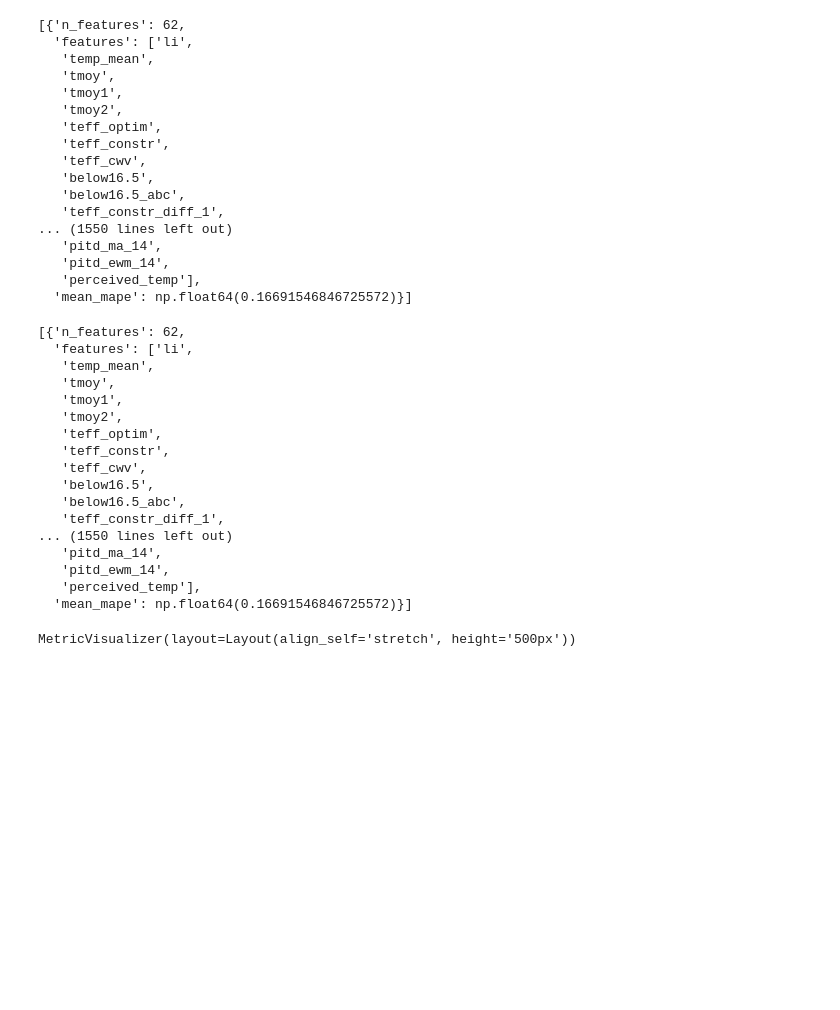
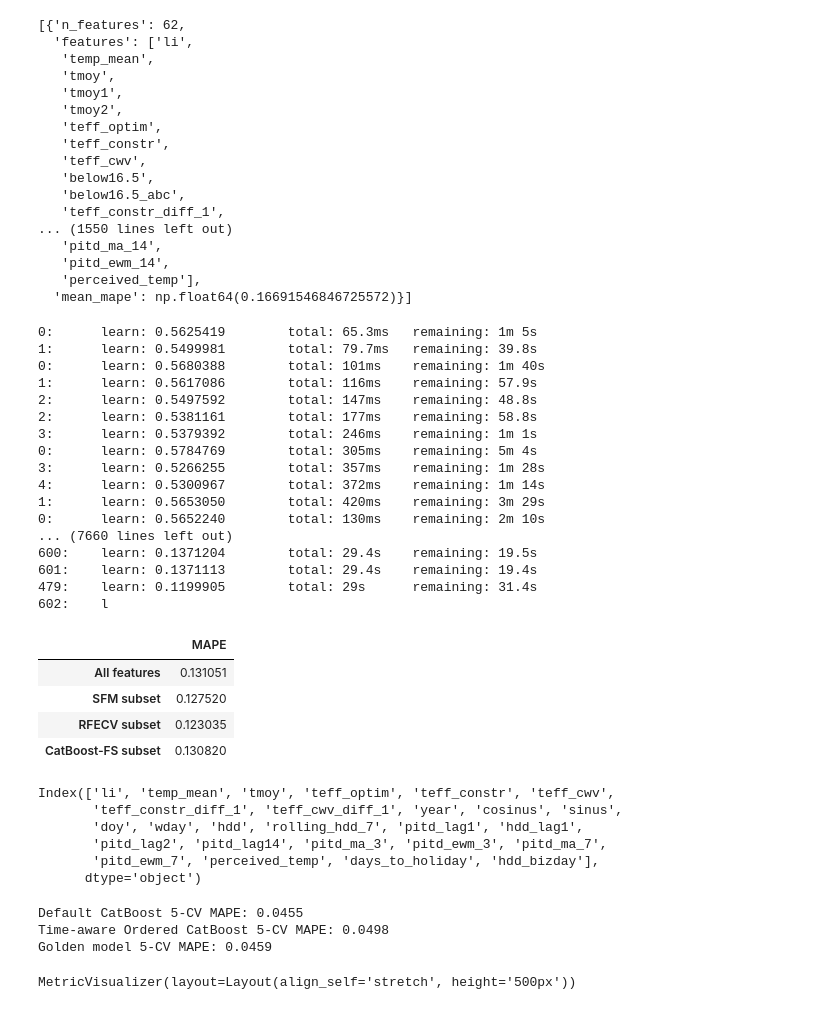
Before and after one commit to moranenzo/PY-Gaz-Consumption-Prediction, a Jupyter notebook: main.ipynb, the cells around one changed output. Saved outputs shown, nothing was run; the diff lists cells and outputs as text; code cells hidden in the pictures; blank space fills up the shorter version.

```diff
--- a/main.ipynb
+++ b/main.ipynb
@@ -297,26 +294,6 @@ Kfold_results
    'pitd_ewm_14',
    'perceived_temp'],
   'mean_mape': np.float64(0.16691546846725572)}]
-# %%
-Kfold_results
-# %% [output]
-[{'n_features': 62,
-  'features': ['li',
-   'temp_mean',
-   'tmoy',
-   'tmoy1',
-   'tmoy2',
-   'teff_optim',
-   'teff_constr',
-   'teff_cwv',
-   'below16.5',
-   'below16.5_abc',
-   'teff_constr_diff_1',
-... (1550 lines left out)
-   'pitd_ma_14',
-   'pitd_ewm_14',
-   'perceived_temp'],
-  'mean_mape': np.float64(0.16691546846725572)}]
 # %%
 # COMPARE METHODS OF FEATURE SELECTION (to add : catboost feature selection)
 
@@ -329,6 +306,8 @@ cats_sfm = [c for c in cat_feats_fs if c in selected_sfm]
 
 X_rfecv    = Xfs_train[selected_rfecv]
 cats_rfecv = [c for c in cat_feats_fs if c in selected_rfecv]
+
+best_cb = Kfold_results[0]['features']
 
 X_cbfs    = Xfs_train[best_cb]
 cats_cbfs = [c for c in cat_feats_fs if c in best_cb]
@@ -353,41 +332,70 @@ cv = KFold(n_splits=5, shuffle=True, random_state=RANDOM_STATE)
 mape_scorer = make_scorer(mean_absolute_percentage_error, greater_is_better=False)
 
 datasets = {
     'All features':       X_all,
     'SFM subset':         X_sfm,
     'RFECV subset':       X_rfecv,
     'CatBoost‐FS subset': X_cbfs,
 }
 
 #  Run CV
 cv_results = {}
 for name, model in models.items():
     X_sub = datasets[name]
 
     res = cross_validate(
         model,
         X_sub,
         y_train,
         cv=cv,
         scoring=mape_scorer,
         return_train_score=False,
         n_jobs=-1
     )
 
     cv_results[name] = {
-        'MAPE': -res['test_MAPE'].mean(),
+        'MAPE': -res['test_score'].mean(),
     }
 
 # summarize
 cv_df = pd.DataFrame(cv_results).T
 cv_df[['MAPE']]
+# %% [output]
+0:      learn: 0.5625419        total: 65.3ms   remaining: 1m 5s
+1:      learn: 0.5499981        total: 79.7ms   remaining: 39.8s
+0:      learn: 0.5680388        total: 101ms    remaining: 1m 40s
+1:      learn: 0.5617086        total: 116ms    remaining: 57.9s
+2:      learn: 0.5497592        total: 147ms    remaining: 48.8s
+2:      learn: 0.5381161        total: 177ms    remaining: 58.8s
+3:      learn: 0.5379392        total: 246ms    remaining: 1m 1s
+0:      learn: 0.5784769        total: 305ms    remaining: 5m 4s
+3:      learn: 0.5266255        total: 357ms    remaining: 1m 28s
+4:      learn: 0.5300967        total: 372ms    remaining: 1m 14s
+1:      learn: 0.5653050        total: 420ms    remaining: 3m 29s
+0:      learn: 0.5652240        total: 130ms    remaining: 2m 10s
+... (7660 lines left out)
+600:    learn: 0.1371204        total: 29.4s    remaining: 19.5s
+601:    learn: 0.1371113        total: 29.4s    remaining: 19.4s
+479:    learn: 0.1199905        total: 29s      remaining: 31.4s
+602:    l
+|  | MAPE |
+| All features | 0.131051 |
+| SFM subset | 0.127520 |
+| RFECV subset | 0.123035 |
+| CatBoost‐FS subset | 0.130820 |
+# %%
+X_rfecv.columns
+# %% [output]
+Index(['li', 'temp_mean', 'tmoy', 'teff_optim', 'teff_constr', 'teff_cwv',
+       'teff_constr_diff_1', 'teff_cwv_diff_1', 'year', 'cosinus', 'sinus',
+       'doy', 'wday', 'hdd', 'rolling_hdd_7', 'pitd_lag1', 'hdd_lag1',
+       'pitd_lag2', 'pitd_lag14', 'pitd_ma_3', 'pitd_ewm_3', 'pitd_ma_7',
+       'pitd_ewm_7', 'perceived_temp', 'days_to_holiday', 'hdd_bizday'],
+      dtype='object')
 # %%
 # à changer : le golden model j'ai l'impression qu'elle veut que qu'on essaie hdd : 1 et teff_cwv : -1 pour les monotone
 
 # pour le quantization : je sais même pas quoi mettre au final. je pense que ceux que j'ai mis sont ok
-
-from catboost import CatBoostRegressor
-from sklearn.model_selection import cross_val_score, KFold
 
 mape_scorer = make_scorer(mean_absolute_percentage_error, greater_is_better=False) # Passage à MAPE car meilleure interprétabilité
 
@@ -426,10 +434,9 @@ feature_idx = {col: idx for idx, col in enumerate(X_rfecv.columns)}
 
 quantization = [
     f"{feature_idx['pitd_lag1']}:border_count=1024",
-    f"{feature_idx['rolling_hdd_7']}:border_count=1024"
+    f"{feature_idx['pitd_ma_7']}:border_count=1024"
 ]
 
-# à changer mdr
 monotone_constraints = {
     feature_idx['hdd']:            +1,
     feature_idx['teff_cwv']:       -1,
@@ -449,5 +456,9 @@ scores_golden = cross_val_score(
     n_jobs=-1
 )
 print(f"Golden model 5-CV MAPE: {-scores_golden.mean():.4f}")
+# %% [output]
+Default CatBoost 5-CV MAPE: 0.0455
+Time-aware Ordered CatBoost 5-CV MAPE: 0.0498
+Golden model 5-CV MAPE: 0.0459
 # %%
 # enlever hdd_wind pas de sens...
```
Also changed, not shown: parts of 6 cells of this notebook, 11 other files.
